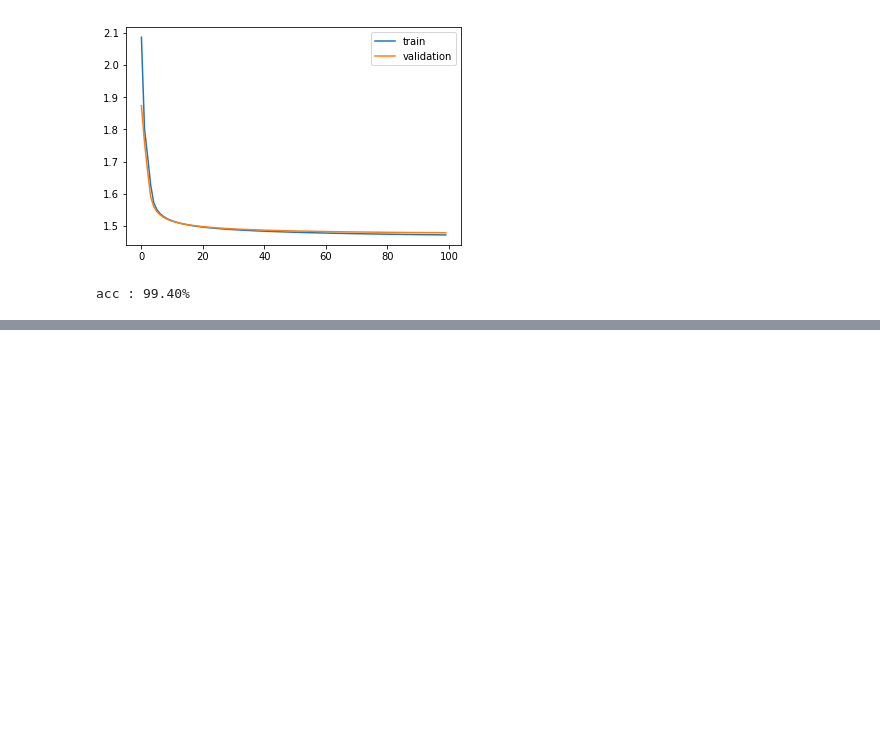
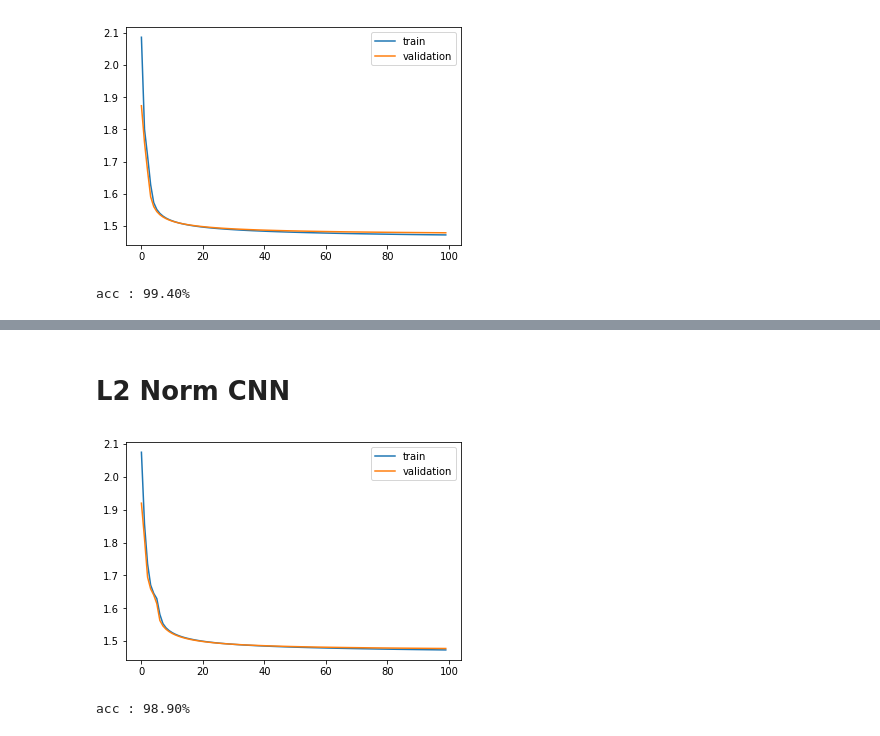
Before and after one commit to ssaru/TIL, a Jupyter notebook: Artificial_Intelligence/Deep_Learning/CS20_TF/20190114_batchNormNl2Penalty_keras_tf_data_eager.ipynb, the cells around one changed output, grey strips where cells are left out. Drawn from its saved outputs; the diff is of its cells as text; code cells hidden in the pictures; blank space fills up the shorter version.

```diff
--- a/Artificial_Intelligence/Deep_Learning/CS20_TF/20190114_batchNormNl2Penalty_keras_tf_data_eager.ipynb
+++ b/Artificial_Intelligence/Deep_Learning/CS20_TF/20190114_batchNormNl2Penalty_keras_tf_data_eager.ipynb
@@ -546,0 +600,25 @@ acc : 99.40%
+# %% [markdown]
+# L2 Norm CNN
+# %%
+plt.plot(l2NormCNN.train_loss_hist, label="train")
+plt.plot(l2NormCNN.val_loss_hist, label="validation")
+plt.legend()
+plt.show()
+# %% [output]
+[figure, added]
+# %%
+scores = list()
+yhat = list()
+for __x, __y in test_dataset:
+    out = l2NormCNN.call(__x)
+    score = np.argmax(out, axis=1)
+
+    scores.extend(score.tolist())
+    yhat.extend(__y.numpy().tolist())
+
+scores = np.asarray(scores)
+yhat = np.asarray(yhat)
+
+print("acc : {:.2%}".format(np.mean(yhat == scores)))
+# %% [output]
+acc : 98.90%
```
Also changed, not shown: parts of 13 cells of this notebook.
